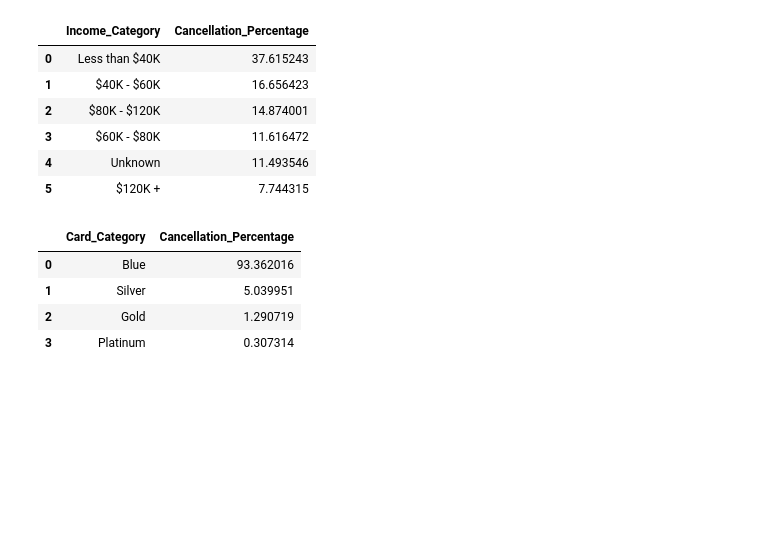
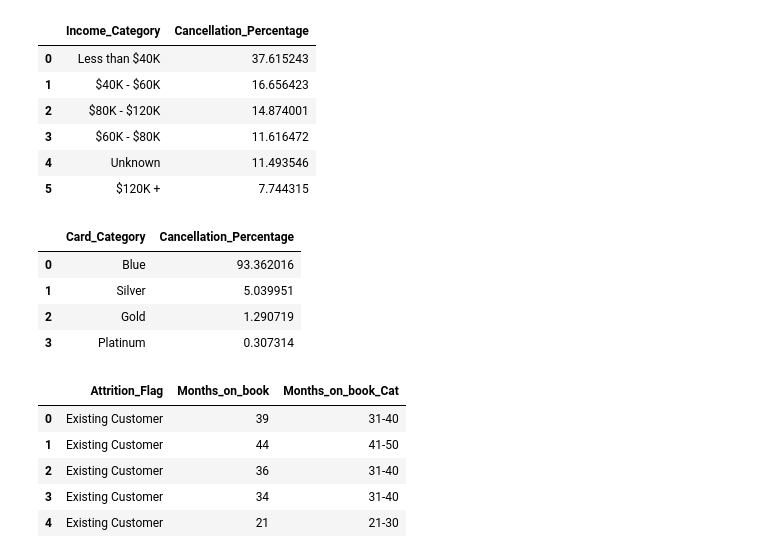
Before and after one commit to tnbsuntae/Credit_Card_Churn_Project, a Jupyter notebook: project.ipynb, the cells around one changed output. Drawn from its saved outputs; the diff is of its cells as text; code cells hidden in the pictures; blank space fills up the shorter version.

```diff
--- a/project.ipynb
+++ b/project.ipynb
@@ -342,3 +343,27 @@ fig.update_traces(
 )
 
 fig.show()
+# %%
+def categorize_months_on_book (months):
+    if  10 < months <= 20:
+        return'0-20'
+    elif 20 < months <= 30:
+        return '21-30'
+    elif 30 < months <= 40:
+        return '31-40'
+    elif 40 < months <= 50:
+        return '41-50'
+    else:
+        return '50+'
+# %%
+mob = df.copy()
+mob = mob[['Attrition_Flag','Months_on_book']]
+mob['Months_on_book_Cat'] = mob['Months_on_book'].apply(categorize_months_on_book)
+mob.head()
+# %% [output]
+|  | Attrition_Flag | Months_on_book | Months_on_book_Cat |
+| 0 | Existing Customer | 39 | 31-40 |
+| 1 | Existing Customer | 44 | 41-50 |
+| 2 | Existing Customer | 36 | 31-40 |
+| 3 | Existing Customer | 34 | 31-40 |
+| 4 | Existing Customer | 21 | 21-30 |
```
Also changed, not shown: parts of 7 cells of this notebook.
